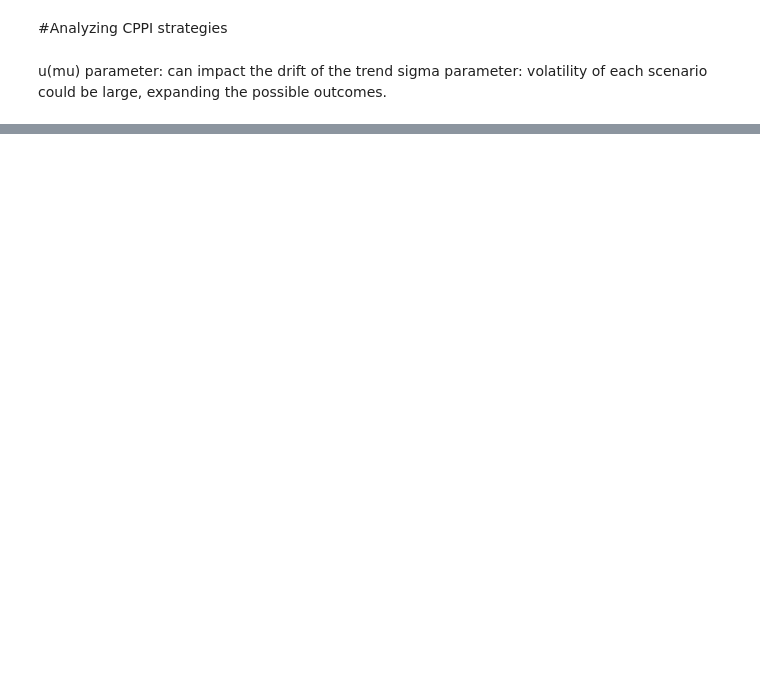
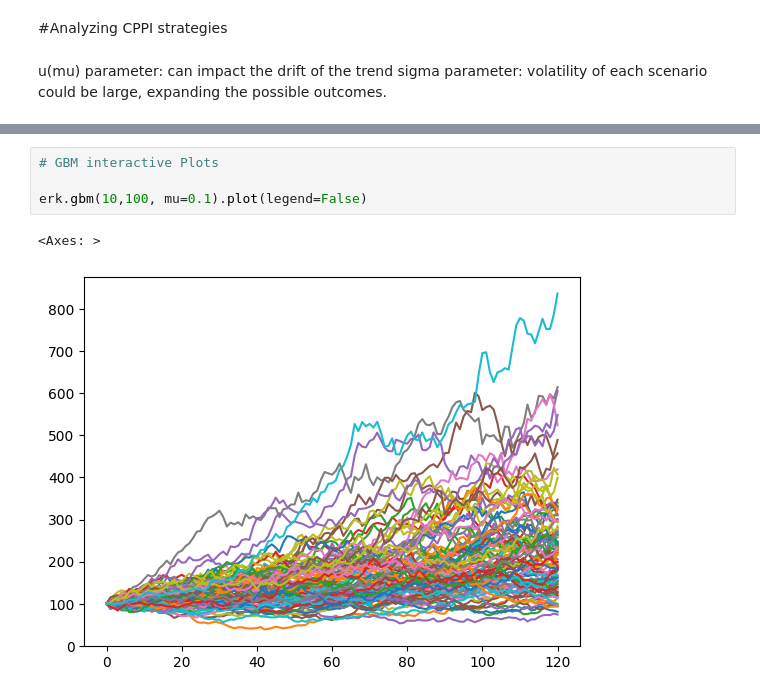
Before and after one commit to lishenjian1996/Programming-Study, a Jupyter notebook: Investment Management with Python and Machine Learning/Introduction to Portfolio Construction and Analysis with Python/week3-beyond diversification-2.ipynb, the cells around one changed output, grey strips where cells are left out. Saved outputs shown, nothing was run; the diff lists cells and outputs as text; blank space fills up the shorter version.

```diff
--- a/Investment Management with Python and Machine Learning/Introduction to Portfolio Construction and Analysis with Python/week3-beyond diversification-2.ipynb
+++ b/Investment Management with Python and Machine Learning/Introduction to Portfolio Construction and Analysis with Python/week3-beyond diversification-2.ipynb
@@ -142,0 +185,7 @@ sigma parameter: volatility of each scenario could be large, expanding the possi
+# %%
+# GBM interactive Plots
+
+erk.gbm(10,100, mu=0.1).plot(legend=False)
+# %% [output]
+<Axes: >
+[figure, added]
```
Also changed, not shown: parts of 35 cells of this notebook, 3 other files.
